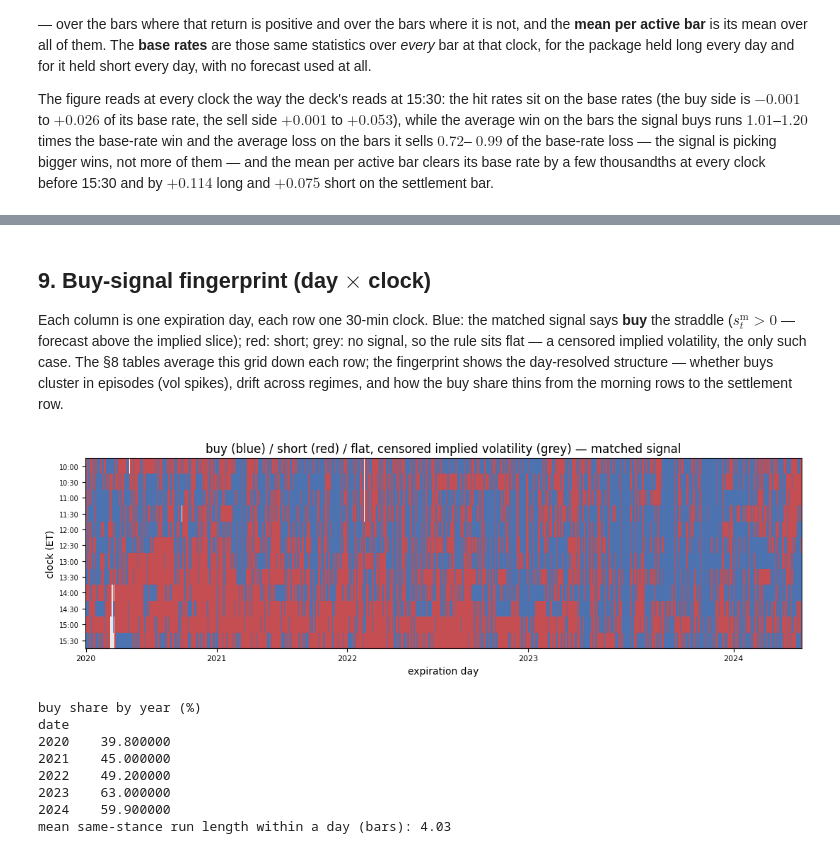
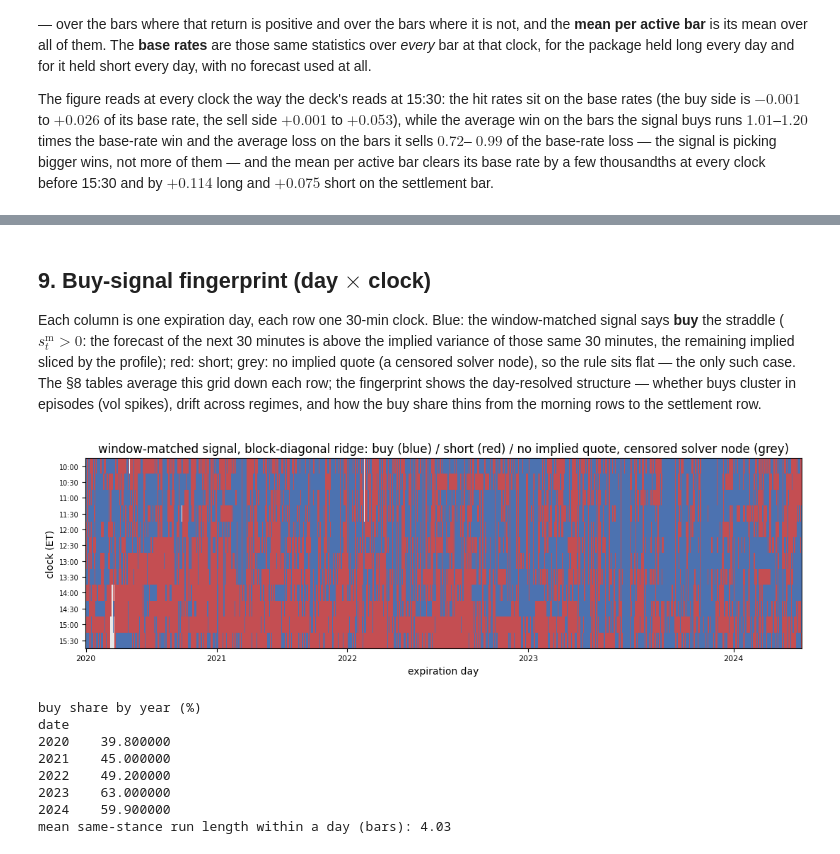
Before and after one commit to jamesdchen/harxhar-clean, a Jupyter notebook: notebooks/atm_straddle_intraday.ipynb, the cells around one changed output, grey strips where cells are left out. Drawn from its saved outputs; the diff is of its cells as text; code cells hidden in the pictures.

```diff
--- a/notebooks/atm_straddle_intraday.ipynb
+++ b/notebooks/atm_straddle_intraday.ipynb
@@ -1616,10 +1616,11 @@ saved C:\Users\james\CC Allowed\harxhar-0dte-professor\results\atm_straddle_intr
 ## 9. Buy-signal fingerprint (day $\times$ clock)
 
 Each column is one expiration day, each row one 30-min clock. Blue:
-the matched signal says **buy** the straddle
-($s^{\mathrm{m}}_t>0$ — forecast above the implied slice); red:
-short; grey: no signal, so the rule sits flat — a censored implied
-volatility, the only such case. The §8 tables average this grid down
+the window-matched signal says **buy** the straddle
+($s^{\mathrm{m}}_t>0$: the forecast of the next 30 minutes is above the implied
+variance of those same 30 minutes, the remaining implied sliced by the
+profile); red: short; grey: no implied quote (a censored solver node), so the
+rule sits flat — the only such case. The §8 tables average this grid down
 each row; the fingerprint shows the day-resolved structure — whether
 buys cluster in episodes (vol spikes), drift across regimes, and how
 the buy share thins from the morning rows to the settlement row.
@@ -1629,35 +1630,35 @@ grid = work.assign(qsign=pos_m.fillna(0.0)).pivot_table(
 )
 grid = grid.sort_index()
 
 from matplotlib.colors import BoundaryNorm, ListedColormap
 cmap = ListedColormap(["#c44e52", "#e8e8e8", "#4c72b0"])
 norm = BoundaryNorm([-1.5, -0.5, 0.5, 1.5], cmap.N)
 fig, ax = plt.subplots(figsize=(11, 3.6))
 ax.imshow(grid.to_numpy(), aspect="auto", cmap=cmap, norm=norm, interpolation="none")
 ax.set_yticks(range(len(grid.index)), grid.index, fontsize=7)
 yrs = pd.DatetimeIndex(grid.columns).year
 ticks = [int(np.argmax(yrs == y)) for y in sorted(set(yrs))]
 ax.set_xticks(ticks, sorted(set(yrs)), fontsize=8)
 ax.set_xlabel("expiration day")
 ax.set_ylabel("clock (ET)")
-ax.set_title("buy (blue) / short (red) / flat, censored implied volatility (grey) — matched signal")
+ax.set_title("window-matched signal, block-diagonal ridge: buy (blue) / short (red) / no implied quote, censored solver node (grey)")
 fig.tight_layout()
 fig.savefig(OUT / "buy_fingerprint_day_clock.png", dpi=120, bbox_inches="tight")
 display(fig)
 plt.close(fig)
 
 sgn = pos_m.fillna(0.0)
 by_year = work.assign(buy=(sgn > 0)).groupby(work["date"].dt.year)["buy"].mean() * 100.0
 print("buy share by year (%)")
 print(by_year.round(1).to_string())
 runs = (
     work.assign(qsign=sgn)
     .groupby("date")["qsign"]
     .apply(lambda s: (s != s.shift()).cumsum().value_counts().mean())
 )
 print("mean same-stance run length within a day (bars):", round(float(runs.mean()), 2))
 # %% [output]
-[figure, old version]
+[figure, new version]
 buy share by year (%)
 date
 2020    39.800000
```
Also changed, not shown: parts of 1 cell of this notebook, 3 other files.
